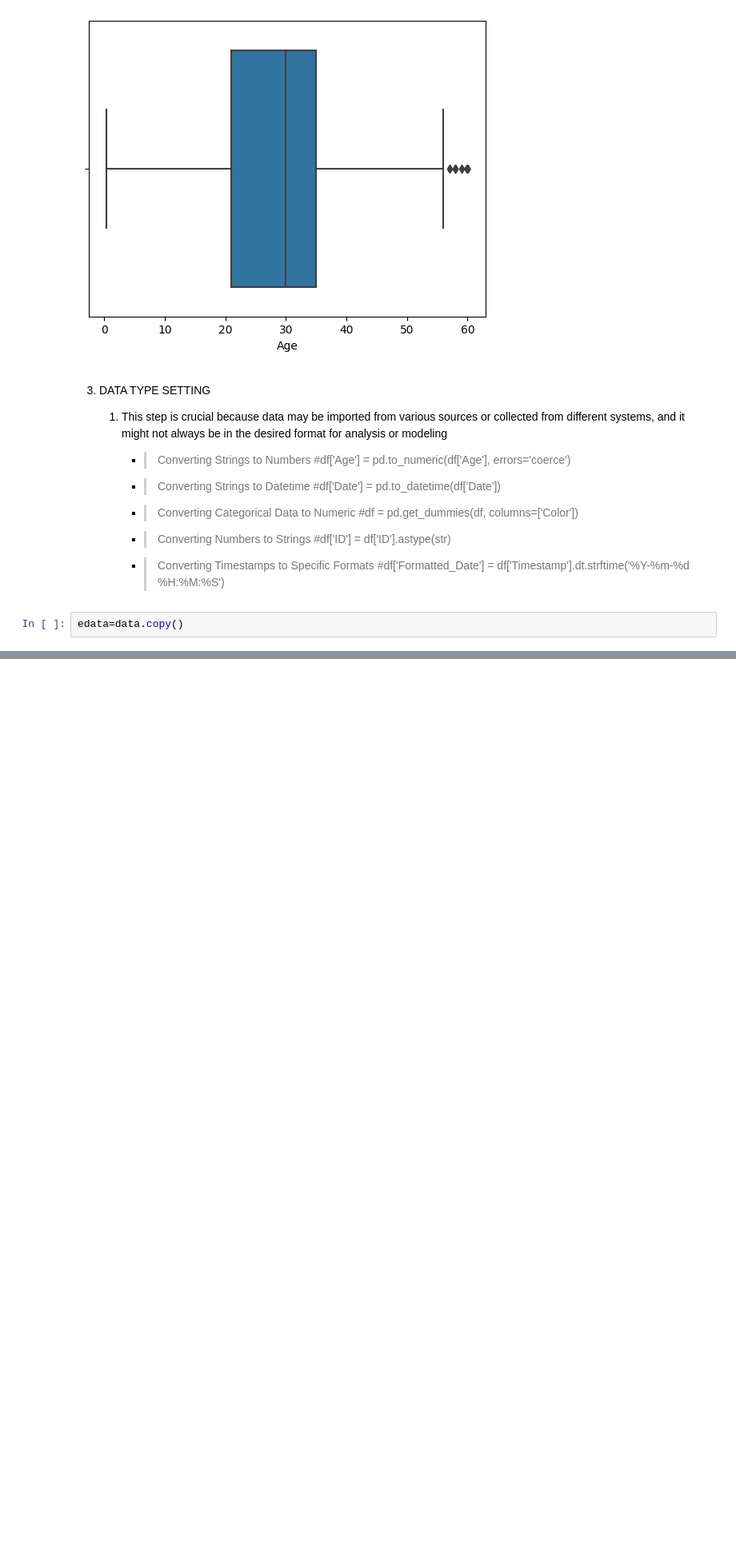
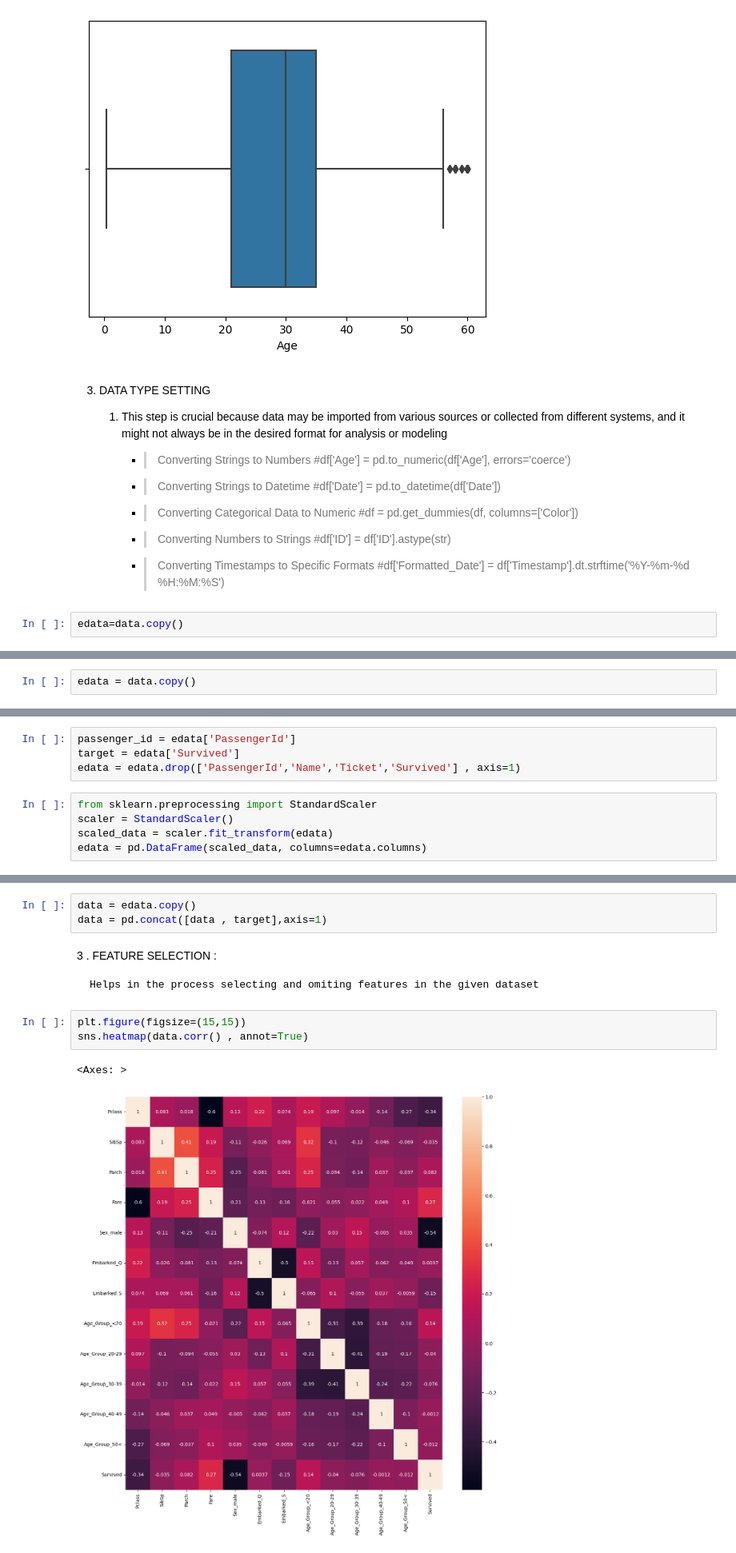
Before and after one commit to Im-Shivaprakash/Machine-Learning, a Jupyter notebook: Basic ML Steps.ipynb, the cells around one changed output, grey strips where cells are left out. Shown at 80% size. Drawn from its saved outputs; the diff is of its cells as text; blank space fills up the shorter version.

```diff
--- a/Basic ML Steps.ipynb
+++ b/Basic ML Steps.ipynb
@@ -276,0 +374,2 @@ DATA PREPROCESSING
+# %%
+edata = data.copy()
@@ -276,0 +409,9 @@ DATA PREPROCESSING
+# %%
+passenger_id = edata['PassengerId']
+target = edata['Survived']
+edata = edata.drop(['PassengerId','Name','Ticket','Survived'] , axis=1)
+# %%
+from sklearn.preprocessing import StandardScaler
+scaler = StandardScaler()
+scaled_data = scaler.fit_transform(edata)
+edata = pd.DataFrame(scaled_data, columns=edata.columns)
@@ -276,0 +434,13 @@ DATA PREPROCESSING
+# %%
+data = edata.copy()
+data = pd.concat([data , target],axis=1)
+# %% [markdown]
+3 . FEATURE SELECTION :
+
+    Helps in the process selecting and omiting features in the given dataset
+# %%
+plt.figure(figsize=(15,15))
+sns.heatmap(data.corr() , annot=True)
+# %% [output]
+<Axes: >
+[figure, added]
```
Also changed, not shown: parts of 20 cells of this notebook.
